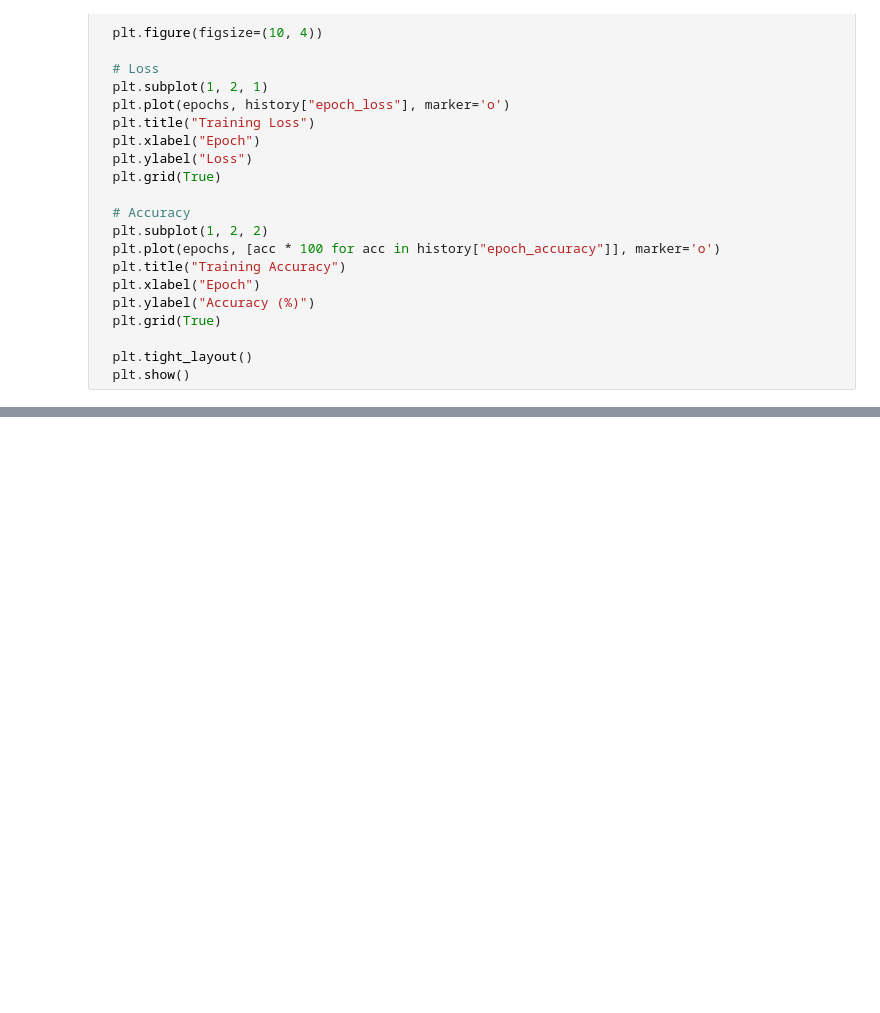
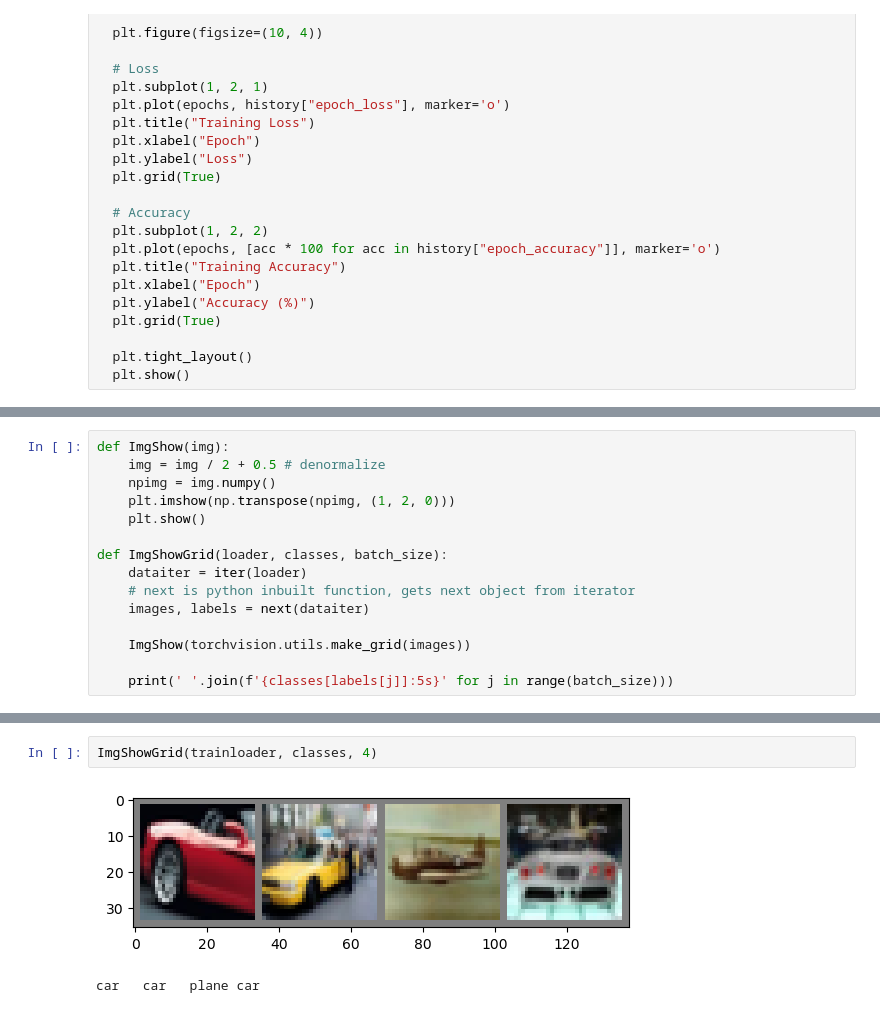
Before and after one commit to lohikrme/IntroToNeuralNetworks, a Jupyter notebook: object-detection/L05_pytorch_CNN/pytorch-cnn.ipynb, the cells around one changed output, grey strips where cells are left out. Cells and saved outputs as stored; diff of their text form; blank space fills up the shorter version.

```diff
--- a/object-detection/L05_pytorch_CNN/pytorch-cnn.ipynb
+++ b/object-detection/L05_pytorch_CNN/pytorch-cnn.ipynb
@@ -320,3 +670,18 @@ def VisualizeLearningCurves(history, nbr_of_epochs):
+# %%
+def ImgShow(img):
+    img = img / 2 + 0.5 # denormalize
+    npimg = img.numpy()
+    plt.imshow(np.transpose(npimg, (1, 2, 0)))
+    plt.show()
+
+def ImgShowGrid(loader, classes, batch_size):
+    dataiter = iter(loader)
+    # next is python inbuilt function, gets next object from iterator
+    images, labels = next(dataiter)
+
+    ImgShow(torchvision.utils.make_grid(images))
+
+    print(' '.join(f'{classes[labels[j]]:5s}' for j in range(batch_size)))
 # %%
 def TrainAndSaveModel(
                 epoch_count=4,
@@ -376,0 +805,5 @@ saving best model 12
+# %%
+ImgShowGrid(trainloader, classes, 4)
+# %% [output]
+[figure, added]
+car   car   plane car
```
Also changed, not shown: parts of 17 cells of this notebook, 4 other files.
